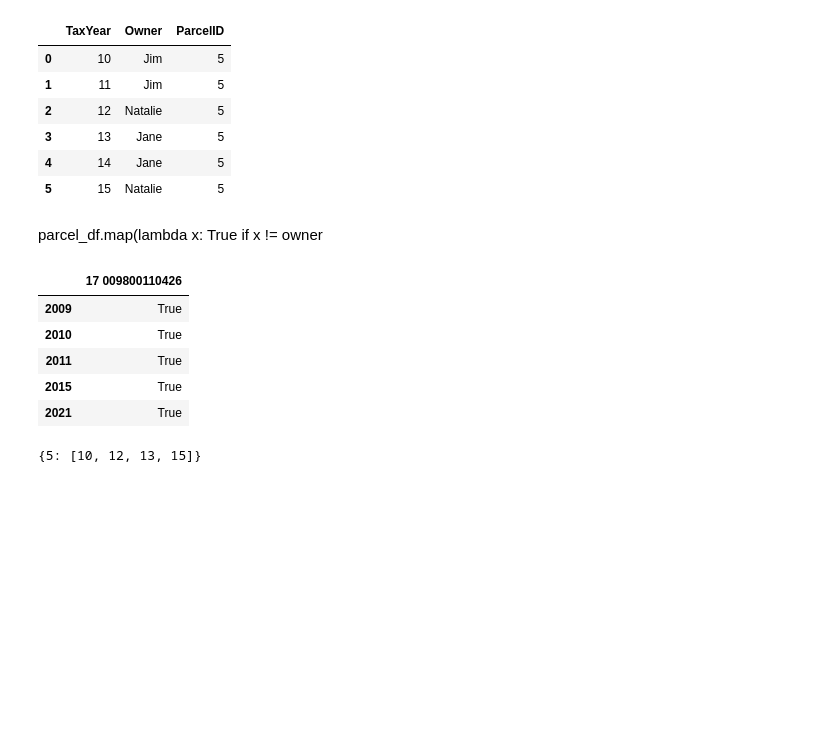
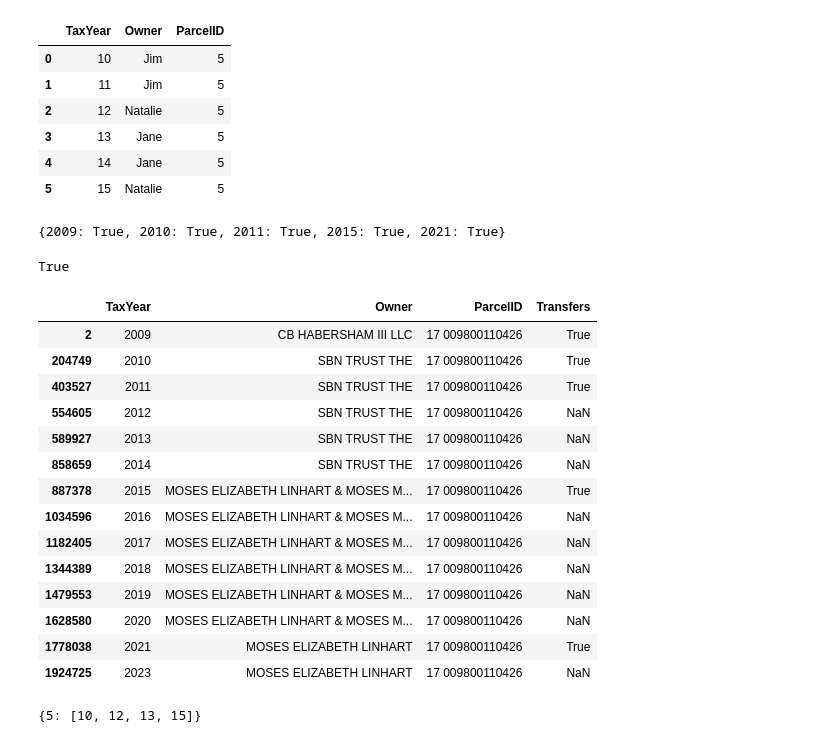
Before and after one commit to IsabelsRepo/IsabelsRepo, a Jupyter notebook: Data-Science/Atlanta-Property/AtlantaPropertySales.ipynb, the cells around one changed output. Drawn from its saved outputs; the diff is of its cells as text; code cells hidden in the pictures; blank space fills up the shorter version.

Commit message:
transfer updates

```diff
--- a/Data-Science/Atlanta-Property/AtlantaPropertySales.ipynb
+++ b/Data-Science/Atlanta-Property/AtlantaPropertySales.ipynb
@@ -22,7 +22,7 @@ array([2009, 2010, 2011, 2012, 2013, 2014, 2015, 2016, 2017, 2018, 2019,
 # %%
 test = atlanta_df[['TaxYear', 'Owner', 'ParcelID']]#.set_index('ParcelID', drop=False)
 id = test.iloc[2]['ParcelID']
-test_sale = test[test['ParcelID']==id]
+test_sale = test[test['ParcelID']==id].copy()
 test_sale
 #test.loc[id]['Owner']
 # %% [output]
@@ -53,13 +53,11 @@ t_df
 | 3 | 13 | Jane | 5 |
 | 4 | 14 | Jane | 5 |
 | 5 | 15 | Natalie | 5 |
-# %% [markdown]
-parcel_df.map(lambda x: True if x != owner
 # %%
 def parcel_transfer(parcel_df, owner):
     '''iterates over the owner column and compares [owner][i] with initial owner. If the owner changes, the year is recorded
         and the new owner is used for subsequent comparisons'''
-    sales_year = {parcel_df.TaxYear.iloc[0]: True}
+    sales_year = {parcel_df.TaxYear.iloc[0]: True} #[parcel_df.TaxYear.iloc[0]]
     for i in range(parcel_df.shape[0]):
         if parcel_df.Owner.iloc[i] != owner:
             #sales_year.append(parcel_df.TaxYear.iloc[i])
@@ -68,16 +66,36 @@ def parcel_transfer(parcel_df, owner):
     parcel_sales = {parcel_df.ParcelID.iloc[0]: sales_year}
     # change to append parcel_sales as column in sales dataframe? Use to create True/ False columnd in DF?
     #
-    return parcel_sales
+    return sales_year #parcel_sales
 # %%
-pd.DataFrame(parcel_transfer(test_sale, test_sale.Owner.iloc[0]))
+xfers = parcel_transfer(test_sale, test_sale.Owner.iloc[0])
+xfers
 # %% [output]
-|  | 17 009800110426 |
-| 2009 | True |
-| 2010 | True |
-| 2011 | True |
-| 2015 | True |
-| 2021 | True |
+{2009: True, 2010: True, 2011: True, 2015: True, 2021: True}
+# %%
+xfers[2010]
+# %% [output]
+True
+# %%
+test_sale['Transfers'] = test_sale['TaxYear'].map(xfers)
+# %%
+test_sale
+# %% [output]
+|  | TaxYear | Owner | ParcelID | Transfers |
+| 2 | 2009 | CB HABERSHAM III LLC | 17 009800110426 | True |
+| 204749 | 2010 | SBN TRUST THE | 17 009800110426 | True |
+| 403527 | 2011 | SBN TRUST THE | 17 009800110426 | True |
+| 554605 | 2012 | SBN TRUST THE | 17 009800110426 | NaN |
+| 589927 | 2013 | SBN TRUST THE | 17 009800110426 | NaN |
+| 858659 | 2014 | SBN TRUST THE | 17 009800110426 | NaN |
+| 887378 | 2015 | MOSES ELIZABETH LINHART & MOSES M... | 17 009800110426 | True |
+| 1034596 | 2016 | MOSES ELIZABETH LINHART & MOSES M... | 17 009800110426 | NaN |
+| 1182405 | 2017 | MOSES ELIZABETH LINHART & MOSES M... | 17 009800110426 | NaN |
+| 1344389 | 2018 | MOSES ELIZABETH LINHART & MOSES M... | 17 009800110426 | NaN |
+| 1479553 | 2019 | MOSES ELIZABETH LINHART & MOSES M... | 17 009800110426 | NaN |
+| 1628580 | 2020 | MOSES ELIZABETH LINHART & MOSES M... | 17 009800110426 | NaN |
+| 1778038 | 2021 | MOSES ELIZABETH LINHART | 17 009800110426 | True |
+| 1924725 | 2023 | MOSES ELIZABETH LINHART | 17 009800110426 | NaN |
 # %%
 parcel_transfer(t_df, t_df.Owner.iloc[0])
 # %% [output]
```
Also changed, not shown: parts of 3 cells of this notebook.
